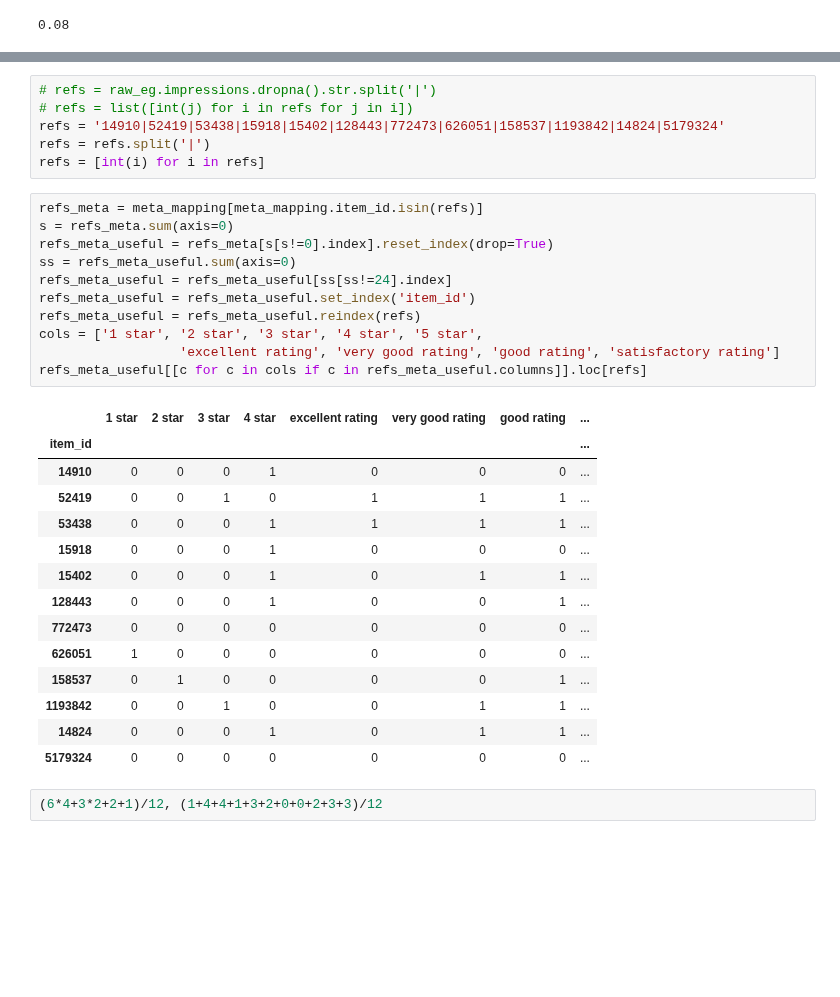
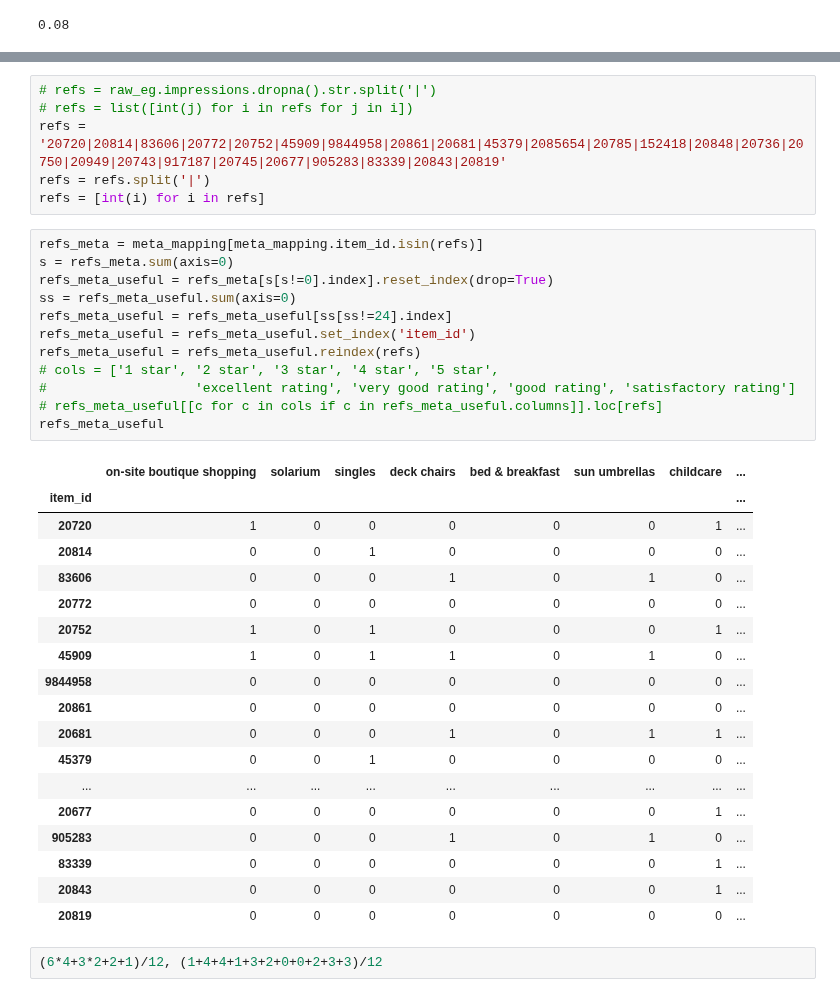
Before and after one commit to samshipengs/naps, a Jupyter notebook: data_checking.ipynb, the cells around one changed output, grey strips where cells are left out. Saved outputs shown, nothing was run; the diff lists cells and outputs as text; blank space fills up the shorter version.

```diff
--- a/data_checking.ipynb
+++ b/data_checking.ipynb
@@ -172,35 +146,40 @@ meta_mapping = meta_encoding()
 # %%
 # refs = raw_eg.impressions.dropna().str.split('|')
 # refs = list([int(j) for i in refs for j in i])
-refs = '14910|52419|53438|15918|15402|128443|772473|626051|158537|1193842|14824|5179324'
+refs = '20720|20814|83606|20772|20752|45909|9844958|20861|20681|45379|2085654|20785|152418|20848|20736|20750|20949|20743|917187|20745|20677|905283|83339|20843|20819'
 refs = refs.split('|')
 refs = [int(i) for i in refs]
 # %%
 refs_meta = meta_mapping[meta_mapping.item_id.isin(refs)]
 s = refs_meta.sum(axis=0)
 refs_meta_useful = refs_meta[s[s!=0].index].reset_index(drop=True)
 ss = refs_meta_useful.sum(axis=0)
 refs_meta_useful = refs_meta_useful[ss[ss!=24].index]
 refs_meta_useful = refs_meta_useful.set_index('item_id')
 refs_meta_useful = refs_meta_useful.reindex(refs)
-cols = ['1 star', '2 star', '3 star', '4 star', '5 star',
-                  'excellent rating', 'very good rating', 'good rating', 'satisfactory rating']
-refs_meta_useful[[c for c in cols if c in refs_meta_useful.columns]].loc[refs]
+# cols = ['1 star', '2 star', '3 star', '4 star', '5 star',
+#                   'excellent rating', 'very good rating', 'good rating', 'satisfactory rating']
+# refs_meta_useful[[c for c in cols if c in refs_meta_useful.columns]].loc[refs]
+refs_meta_useful
 # %% [output]
-|  | 1 star | 2 star | 3 star | 4 star | excellent rating | very good rating | good rating | ... |
+|  | on-site boutique shopping | solarium | singles | deck chairs | bed & breakfast | sun umbrellas | childcare | ... |
 | item_id |  |  |  |  |  |  |  | ... |
-| 14910 | 0 | 0 | 0 | 1 | 0 | 0 | 0 | ... |
-| 52419 | 0 | 0 | 1 | 0 | 1 | 1 | 1 | ... |
-| 53438 | 0 | 0 | 0 | 1 | 1 | 1 | 1 | ... |
-| 15918 | 0 | 0 | 0 | 1 | 0 | 0 | 0 | ... |
-| 15402 | 0 | 0 | 0 | 1 | 0 | 1 | 1 | ... |
-| 128443 | 0 | 0 | 0 | 1 | 0 | 0 | 1 | ... |
-| 772473 | 0 | 0 | 0 | 0 | 0 | 0 | 0 | ... |
-| 626051 | 1 | 0 | 0 | 0 | 0 | 0 | 0 | ... |
-| 158537 | 0 | 1 | 0 | 0 | 0 | 0 | 1 | ... |
-| 1193842 | 0 | 0 | 1 | 0 | 0 | 1 | 1 | ... |
-| 14824 | 0 | 0 | 0 | 1 | 0 | 1 | 1 | ... |
-| 5179324 | 0 | 0 | 0 | 0 | 0 | 0 | 0 | ... |
+| 20720 | 1 | 0 | 0 | 0 | 0 | 0 | 1 | ... |
+| 20814 | 0 | 0 | 1 | 0 | 0 | 0 | 0 | ... |
+| 83606 | 0 | 0 | 0 | 1 | 0 | 1 | 0 | ... |
+| 20772 | 0 | 0 | 0 | 0 | 0 | 0 | 0 | ... |
+| 20752 | 1 | 0 | 1 | 0 | 0 | 0 | 1 | ... |
+| 45909 | 1 | 0 | 1 | 1 | 0 | 1 | 0 | ... |
+| 9844958 | 0 | 0 | 0 | 0 | 0 | 0 | 0 | ... |
+| 20861 | 0 | 0 | 0 | 0 | 0 | 0 | 0 | ... |
+| 20681 | 0 | 0 | 0 | 1 | 0 | 1 | 1 | ... |
+| 45379 | 0 | 0 | 1 | 0 | 0 | 0 | 0 | ... |
+| ... | ... | ... | ... | ... | ... | ... | ... | ... |
+| 20677 | 0 | 0 | 0 | 0 | 0 | 0 | 1 | ... |
+| 905283 | 0 | 0 | 0 | 1 | 0 | 1 | 0 | ... |
+| 83339 | 0 | 0 | 0 | 0 | 0 | 0 | 1 | ... |
+| 20843 | 0 | 0 | 0 | 0 | 0 | 0 | 1 | ... |
+| 20819 | 0 | 0 | 0 | 0 | 0 | 0 | 0 | ... |
 # %%
 (6*4+3*2+2+1)/12, (1+4+4+1+3+2+0+0+2+3+3)/12
 # %% [output]
```
Also changed, not shown: parts of 10 cells of this notebook, 1 other file.
